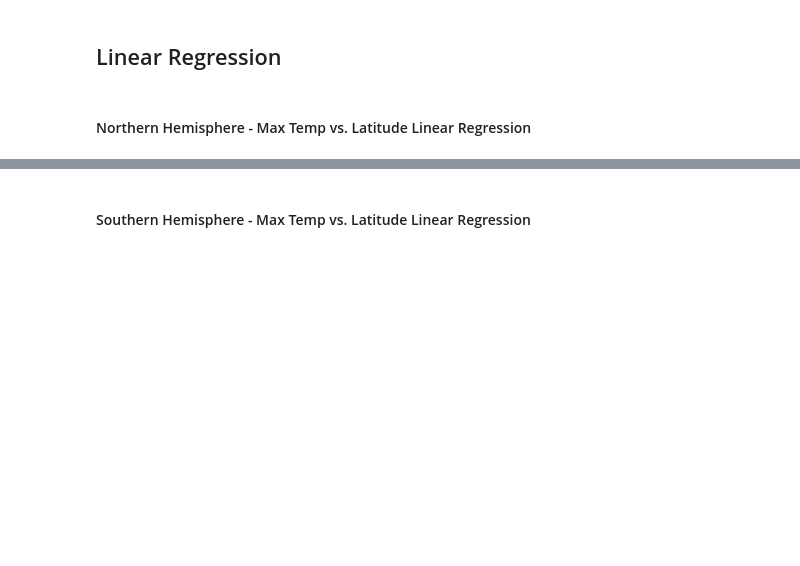
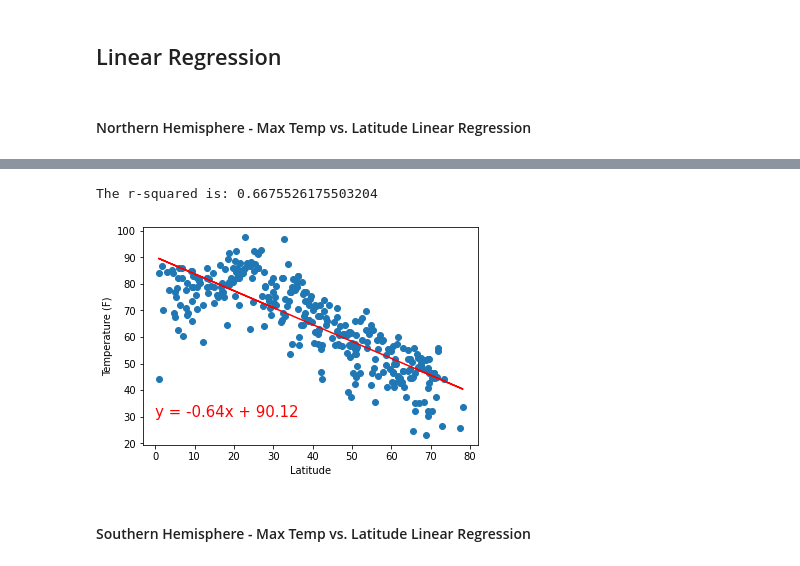
Before and after one commit to jely94/Python-API-Challenge, a Jupyter notebook: WeatherPy.ipynb, the cells around one changed output, grey strips where cells are left out. Cells and saved outputs as stored; diff of their text form; code cells hidden in the pictures; blank space fills up the shorter version.

```diff
--- a/WeatherPy.ipynb
+++ b/WeatherPy.ipynb
@@ -293,4 +298,14 @@ plt.show()
 # %% [markdown]
 ## Linear Regression
+# %%
+#Add Linregress dependancy from scipy.stats
+from scipy.stats import linregress
+
+#Create dataframe for norther hemisphere and southern hemisphere
+n_hem = city_data2.loc[city_data2["Lat"] >= 0.0]
+n_hem.reset_index(inplace=True)
+
+s_hem = city_data2.loc[city_data2["Lat"] < 0.0]
+s_hem.reset_index(inplace=True)
 # %% [markdown]
 ####  Northern Hemisphere - Max Temp vs. Latitude Linear Regression
@@ -301,2 +312,19 @@ The r-value is: 0.46937863826630627
+# %%
+# Add the linear regression equation and line to plot Northern Hemisphere Max Temps
+x_values = n_hem["Lat"]
+y_values = n_hem["Max Temp"]
+(slope, intercept, rvalue, pvalue, stderr) = linregress(x_values, y_values)
+regress_values = x_values * slope + intercept
+line_eq = "y = " + str(round(slope,2)) + "x + " + str(round(intercept,2))
+plt.scatter(x_values,y_values)
+plt.plot(x_values,regress_values,"r-")
+plt.annotate(line_eq,(0,30),fontsize=15,color="red")
+plt.xlabel("Latitude")
+plt.ylabel("Temperature (F)")
+print(f"The r-squared is: {rvalue**2}")
+plt.show()
+# %% [output]
+The r-squared is: 0.6675526175503204
+[figure, added]
 # %% [markdown]
 ####  Southern Hemisphere - Max Temp vs. Latitude Linear Regression
```
Also changed, not shown: parts of 9 cells of this notebook, 4 other files.
